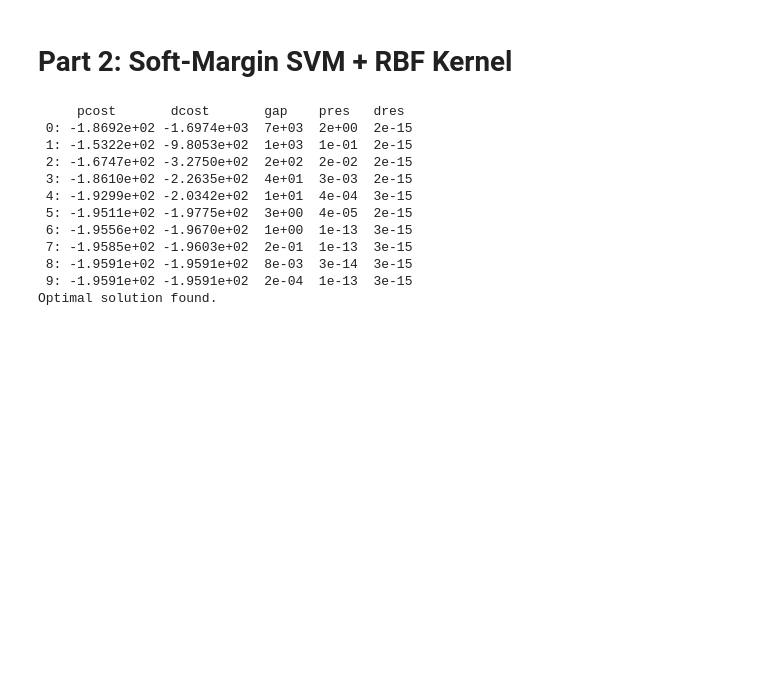
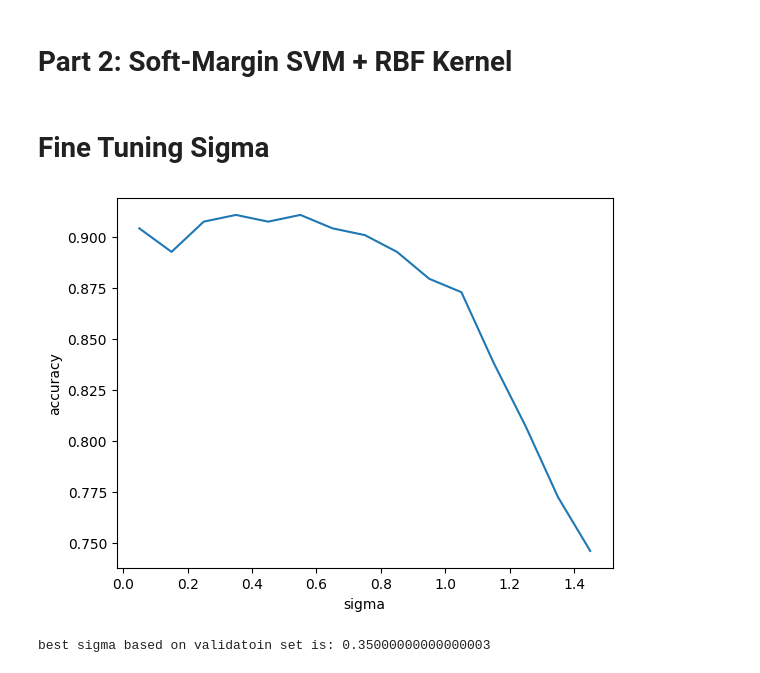
Before and after one commit to sehbeygi79/Soft-SVM, a Jupyter notebook: soft-svm.ipynb, the cells around one changed output. Drawn from its saved outputs; the diff is of its cells as text; code cells hidden in the pictures; blank space fills up the shorter version.

```diff
--- a/soft-svm.ipynb
+++ b/soft-svm.ipynb
@@ -167,20 +167,29 @@ class SoftMarginSVMKernel:
                 self.calc_rbf_kernel_matrix(X, self.sv_x), (self.sv_y * self.sv_alpha)
             ).squeeze()
         )
-# %%
-sm_kernel_model = SoftMarginSVMKernel()
-sm_kernel_model.train(X_train, y_train)
-# %% [output]
-     pcost       dcost       gap    pres   dres
- 0: -1.8692e+02 -1.6974e+03  7e+03  2e+00  2e-15
- 1: -1.5322e+02 -9.8053e+02  1e+03  1e-01  2e-15
- 2: -1.6747e+02 -3.2750e+02  2e+02  2e-02  2e-15
- 3: -1.8610e+02 -2.2635e+02  4e+01  3e-03  2e-15
- 4: -1.9299e+02 -2.0342e+02  1e+01  4e-04  3e-15
- 5: -1.9511e+02 -1.9775e+02  3e+00  4e-05  2e-15
- 6: -1.9556e+02 -1.9670e+02  1e+00  1e-13  3e-15
- 7: -1.9585e+02 -1.9603e+02  2e-01  1e-13  3e-15
- 8: -1.9591e+02 -1.9591e+02  8e-03  3e-14  3e-15
- 9: -1.9591e+02 -1.9591e+02  2e-04  1e-13  3e-15
-Optimal solution found.
+# %% [markdown]
+# Fine Tuning Sigma
+# %%
+sm_svm_kernel_model = SoftMarginSVMKernel()
+
+acc_list = []
+start, end, step_size = 0.05, 1.5, 0.1
+sigma_list = np.arange(start, end, step_size)
+for sigma in sigma_list:
+    sm_svm_kernel_model.set_hyperparameters({'sigma': sigma})
+    sm_svm_kernel_model.train(X_train, y_train, show_log=False)
+
+    y_val_hat = sm_svm_kernel_model.predict(X_validation)
+    acc_list.append(get_metrics(y_validation, y_val_hat)[0])
+
+plt.plot(sigma_list, acc_list)
+plt.xlabel('sigma')
+plt.ylabel('accuracy')
+plt.show()
+
+best_sigma = sigma_list[np.argmax(acc_list)]
+print(f'best sigma based on validatoin set is: {best_sigma}')
+# %% [output]
+[figure, added]
+best sigma based on validatoin set is: 0.35000000000000003
 # %%
```
Also changed, not shown: parts of 3 cells of this notebook.
